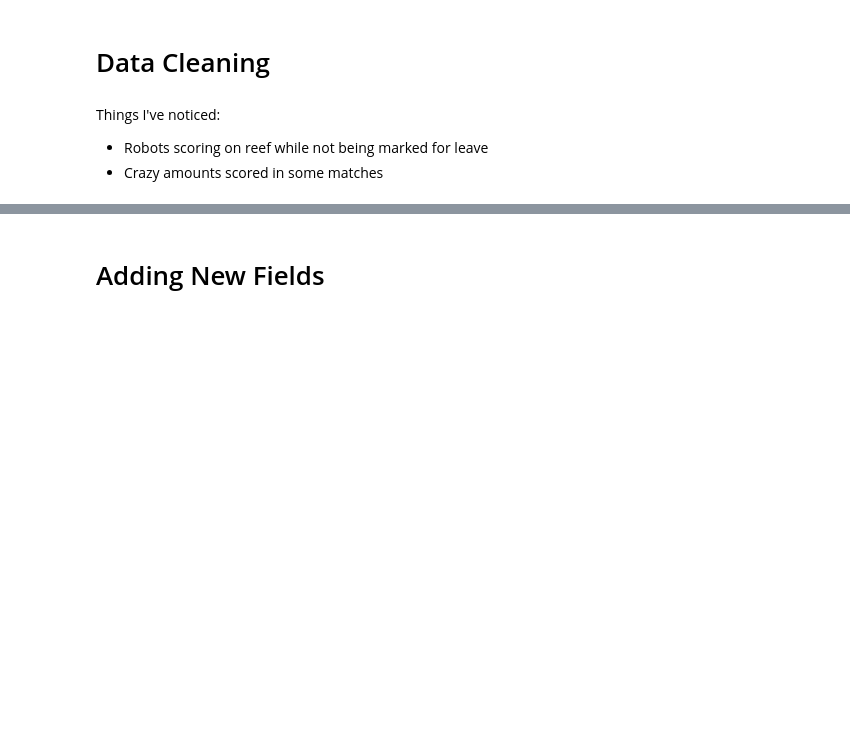
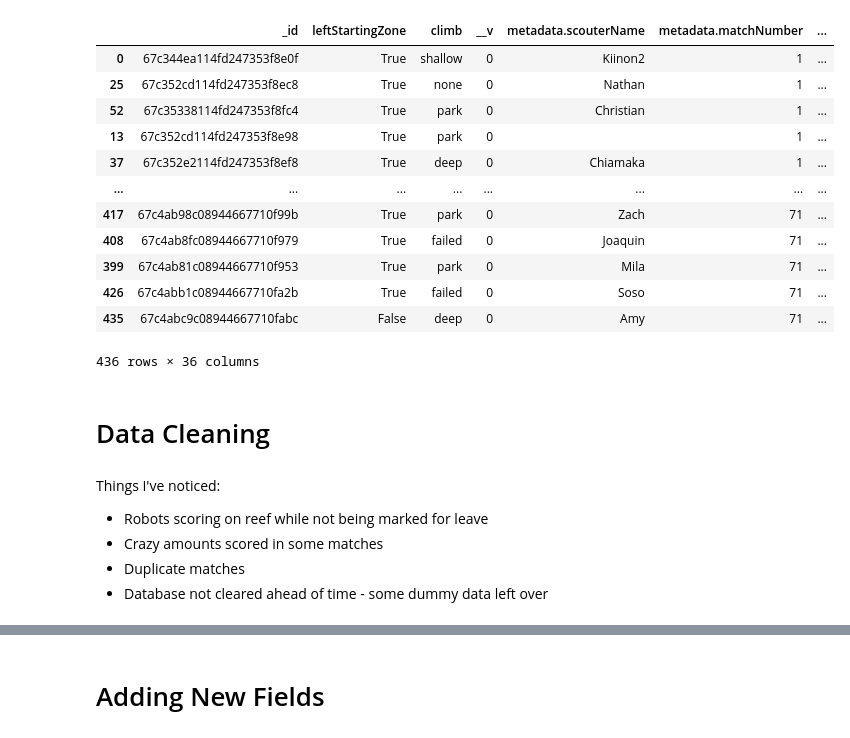
Before and after one commit to ThePotatoArchivist/scouting-app-2025, a Jupyter notebook: data-analysis/nathan/analysis.ipynb, the cells around one changed output, grey strips where cells are left out. Saved outputs shown, nothing was run; the diff lists cells and outputs as text; code cells hidden in the pictures; blank space fills up the shorter version.

```diff
--- a/data-analysis/nathan/analysis.ipynb
+++ b/data-analysis/nathan/analysis.ipynb
@@ -9,6 +10,44 @@ DEBUG=False
+# %%
+if USE_DATABASE:
+    client = MongoClient("mongodb://192.168.1.200:27017")
+    db = client["test"] # Connect to db 'test'
+
+    # Get data from matchapps collection
+    matchapps_collection = db["matchapps"]
+    match_df = pd.json_normalize(matchapps_collection.find())
+
+    # Save a backup for later use
+    match_df.to_csv(f"matchapps_backup_{time.time()}.csv")
+
+    # Get data from superapps collection
+    superapps_collection = db["superapps"]
+    super_df = pd.json_normalize(superapps_collection.find())
+    super_df.to_csv(f"superapps_backup_{time.time()}.csv")
+else:
+    match_df = pd.read_csv("matchapps.csv")
+    super_df = pd.read_csv("superapps.csv")
+
+match_df.sort_values("metadata.matchNumber", inplace=True)
+match_df
+# %% [output]
+|  | _id | leftStartingZone | climb | __v | metadata.scouterName | metadata.matchNumber | ... |
+| 0 | 67c344ea114fd247353f8e0f | True | shallow | 0 | Kiinon2 | 1 | ... |
+| 25 | 67c352cd114fd247353f8ec8 | True | none | 0 | Nathan | 1 | ... |
+| 52 | 67c35338114fd247353f8fc4 | True | park | 0 | Christian | 1 | ... |
+| 13 | 67c352cd114fd247353f8e98 | True | park | 0 |  | 1 | ... |
+| 37 | 67c352e2114fd247353f8ef8 | True | deep | 0 | Chiamaka | 1 | ... |
+| ... | ... | ... | ... | ... | ... | ... | ... |
+| 417 | 67c4ab98c08944667710f99b | True | park | 0 | Zach | 71 | ... |
+| 408 | 67c4ab8fc08944667710f979 | True | failed | 0 | Joaquin | 71 | ... |
+| 399 | 67c4ab81c08944667710f953 | True | park | 0 | Mila | 71 | ... |
+| 426 | 67c4abb1c08944667710fa2b | True | failed | 0 | Soso | 71 | ... |
+| 435 | 67c4abc9c08944667710fabc | False | deep | 0 | Amy | 71 | ... |
+436 rows × 36 columns
 # %% [markdown]
 # Data Cleaning
 # %% [markdown]
 Things I've noticed:
 - Robots scoring on reef while not being marked for leave
 - Crazy amounts scored in some matches
+- Duplicate matches
+- Database not cleared ahead of time - some dummy data left over
```
Also changed, not shown: parts of 28 cells of this notebook, 1 other file.
